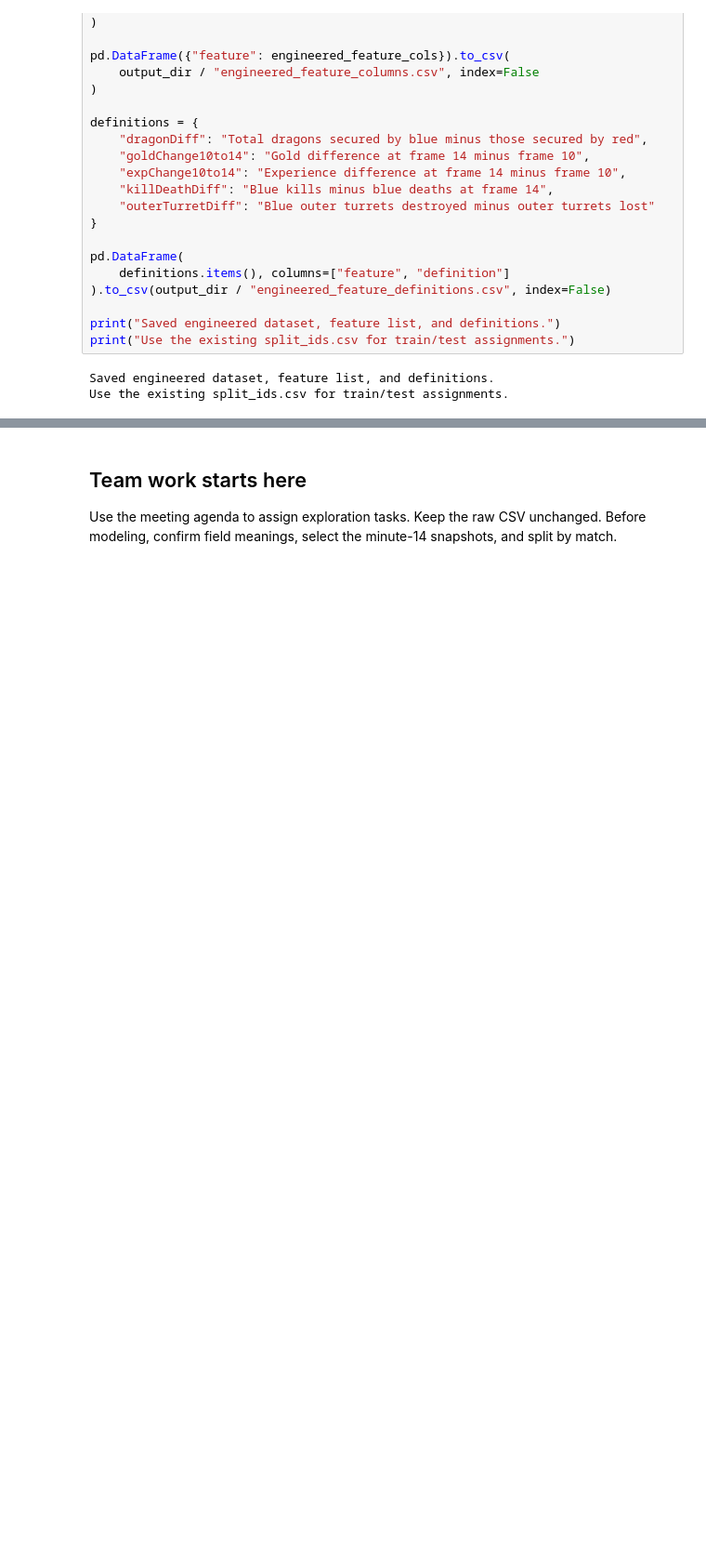
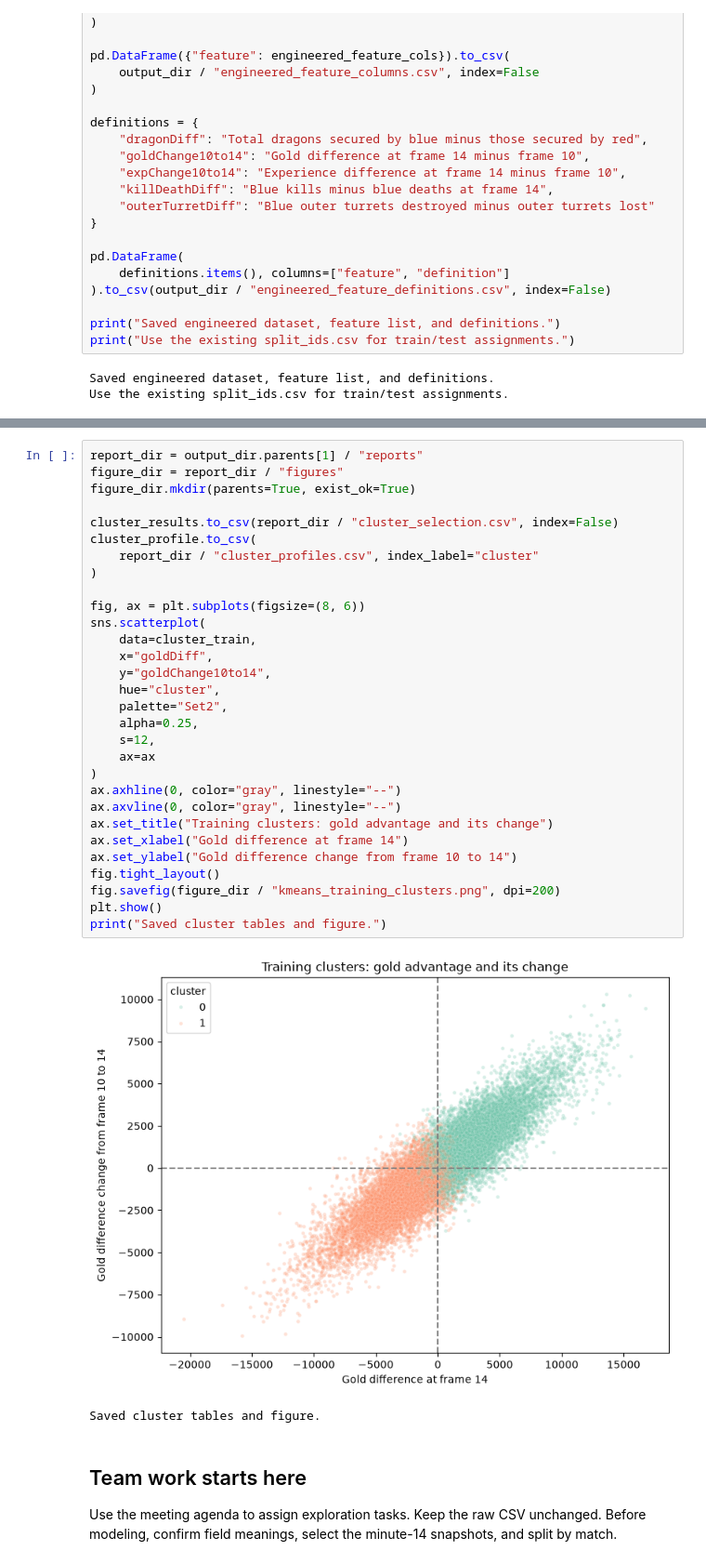
Before and after one commit to isaacchoi031014/CS-363M-ML-Project, a Jupyter notebook: notebooks/01_data_exploration.ipynb, the cells around one changed output, grey strips where cells are left out. Shown at 93% size. Drawn from its saved outputs; the diff is of its cells as text; blank space fills up the shorter version.

```diff
--- a/notebooks/01_data_exploration.ipynb
+++ b/notebooks/01_data_exploration.ipynb
@@ -700,3 +801,36 @@ Use the existing split_ids.csv for train/test assignments.
+# %%
+report_dir = output_dir.parents[1] / "reports"
+figure_dir = report_dir / "figures"
+figure_dir.mkdir(parents=True, exist_ok=True)
+
+cluster_results.to_csv(report_dir / "cluster_selection.csv", index=False)
+cluster_profile.to_csv(
+    report_dir / "cluster_profiles.csv", index_label="cluster"
+)
+
+fig, ax = plt.subplots(figsize=(8, 6))
+sns.scatterplot(
+    data=cluster_train,
+    x="goldDiff",
+    y="goldChange10to14",
+    hue="cluster",
+    palette="Set2",
+    alpha=0.25,
+    s=12,
+    ax=ax
+)
+ax.axhline(0, color="gray", linestyle="--")
+ax.axvline(0, color="gray", linestyle="--")
+ax.set_title("Training clusters: gold advantage and its change")
+ax.set_xlabel("Gold difference at frame 14")
+ax.set_ylabel("Gold difference change from frame 10 to 14")
+fig.tight_layout()
+fig.savefig(figure_dir / "kmeans_training_clusters.png", dpi=200)
+plt.show()
+print("Saved cluster tables and figure.")
+# %% [output]
+[figure, added]
+Saved cluster tables and figure.
 # %% [markdown]
 ## Team work starts here
 
```
Also changed, not shown: parts of 8 cells of this notebook, 8 other files.
